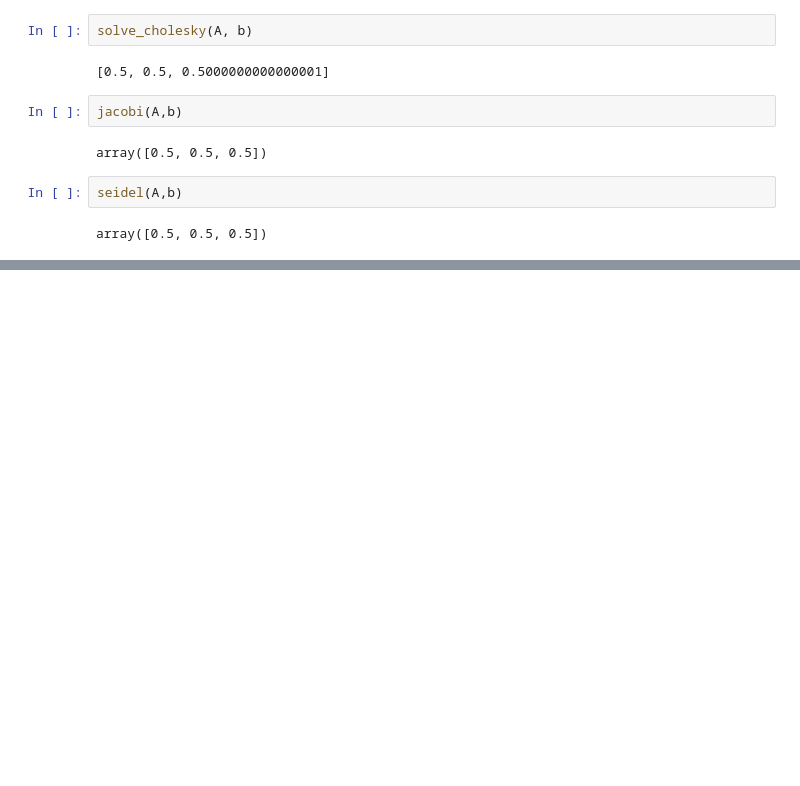
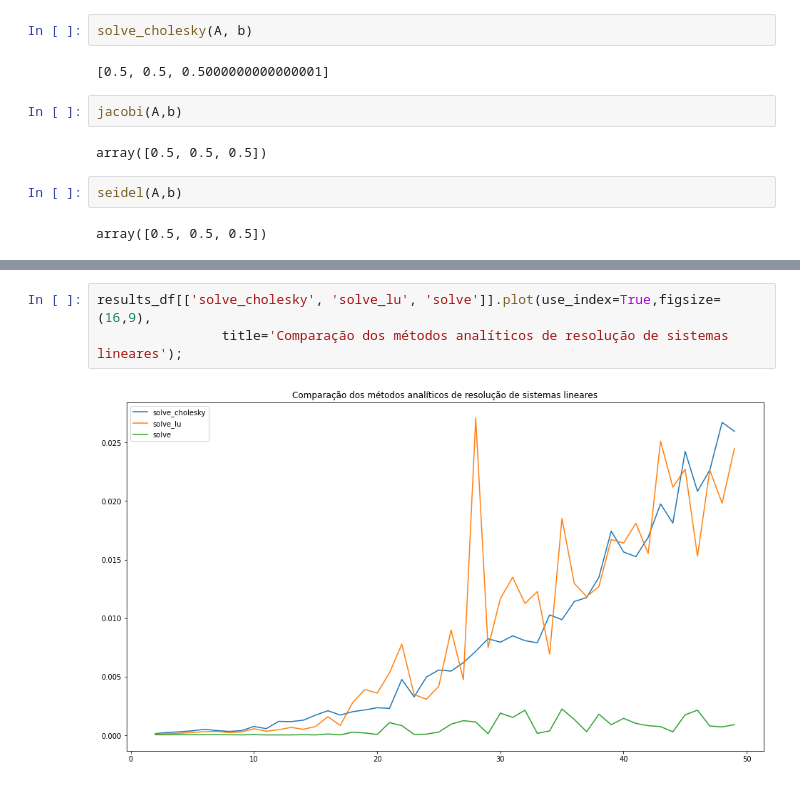
Before and after one commit to marinamachado/calculoNumerico, a Jupyter notebook: Sistemas lineares.ipynb, the cells around one changed output, grey strips where cells are left out. Saved outputs shown, nothing was run; the diff lists cells and outputs as text; blank space fills up the shorter version.

```diff
--- a/Sistemas lineares.ipynb
+++ b/Sistemas lineares.ipynb
@@ -692,0 +807,5 @@ array([0.5, 0.5, 0.5])
+# %%
+results_df[['solve_cholesky', 'solve_lu', 'solve']].plot(use_index=True,figsize=(16,9),
+                title='Comparação dos métodos analíticos de resolução de sistemas lineares');
+# %% [output]
+[figure, added]
```
Also changed, not shown: parts of 12 cells of this notebook.
